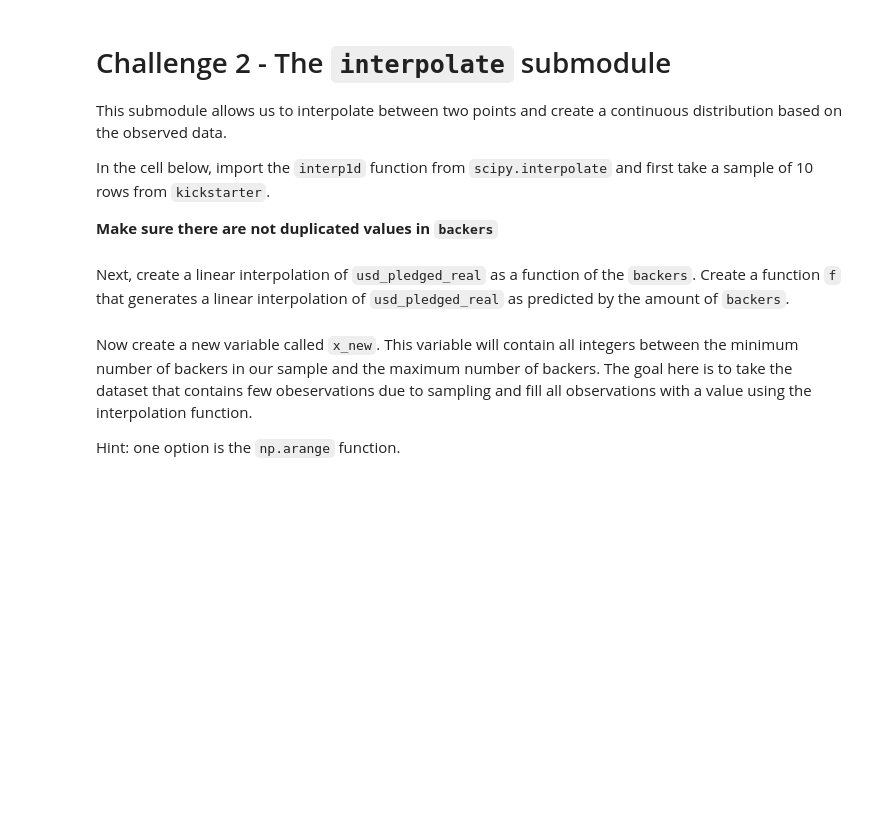
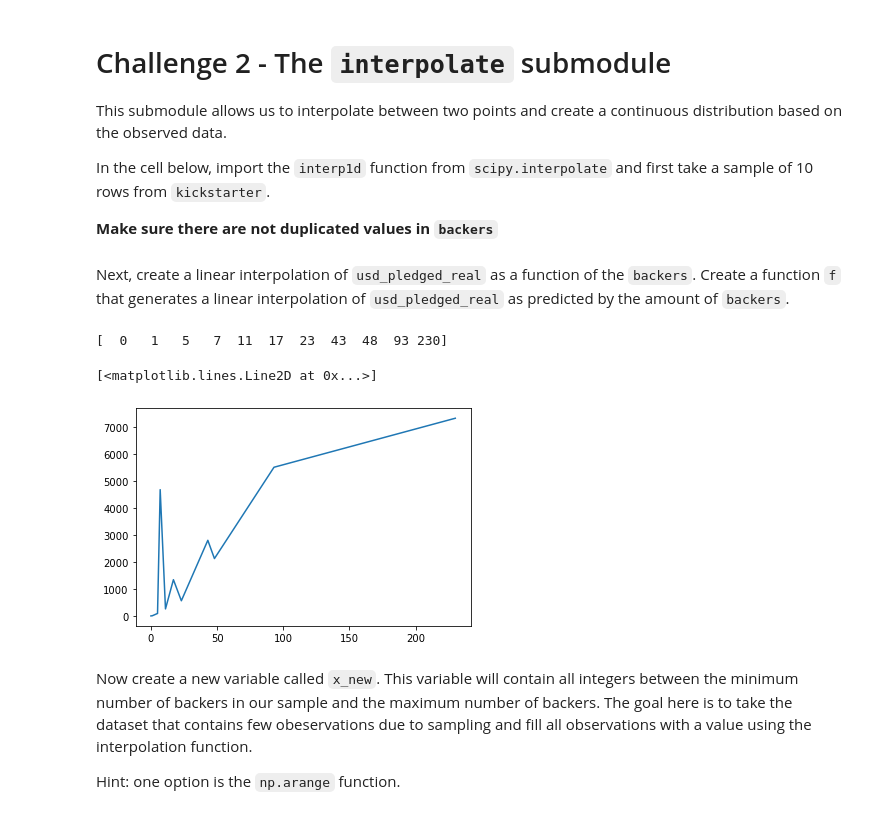
Before and after one commit to ta-data-pt-rmt/lab-intro-scipy, a Jupyter notebook: your-code/main.ipynb, the cells around one changed output. Cells and saved outputs as stored; diff of their text form; code cells hidden in the pictures; blank space fills up the shorter version.

```diff
--- a/your-code/main.ipynb
+++ b/your-code/main.ipynb
@@ -11,3 +14,5 @@
 This submodule contains statistical functions for conducting hypothesis tests, producing various distributions and other useful tools. Let's examine this submodule using the KickStarter dataset. Load the data using the `ks-projects-201801.csv` file
 # %%
 # Your code here:
+starter = pd.read_csv('../ks-projects-201801.csv')
+starter
@@ -40,7 +81,11 @@ Let's perform Fisher's exact test on our KickStarter data. We intend to test the
+# %%
+# Your code here:
+starter['goal_met'] = np.where(starter.usd_pledged_real > starter.usd_goal_real, 1, 0)
 # %% [markdown]
 Next, create a column that checks whether the currency of the project is in US Dollars. Create a column called `usd` using the `np.where` function where if the currency is US Dollars, assign a value of 1 to the row and 0 otherwise.
 # %%
 # Your code here:
+starter['usd'] = np.where(starter.currency == 'USD', 1, 0)
 # %% [markdown]
 Now create a contingency table using the `pd.crosstab` function in the cell below to compare the `goal_met` and `usd` columns.
 # %% [markdown]
@@ -64,3 +117,16 @@ Next, create a linear interpolation of `usd_pledged_real` as a function of the `
+# %%
+# Your code here:
+li = starter[['backers', 'usd_pledged_real']].sample(n=11).sort_values(by='backers')
+# %%
+x = np.array(li.backers)
+print(x)
+y = li.usd_pledged_real
+f = interpolate.interp1d(x, y, 'quadratic')
+plt.plot(x, y)
+# %% [output]
+[  0   1   5   7  11  17  23  43  48  93 230]
+[<matplotlib.lines.Line2D at 0x...>]
+[figure, added]
 # %% [markdown]
 Now create a new variable called `x_new`. This variable will contain all integers between the minimum number of backers in our sample and the maximum number of backers. The goal here is to take the dataset that contains few obeservations due to sampling and fill all observations with a value using the interpolation function.
 
```
Also changed, not shown: parts of 18 cells of this notebook, 1 other file.
